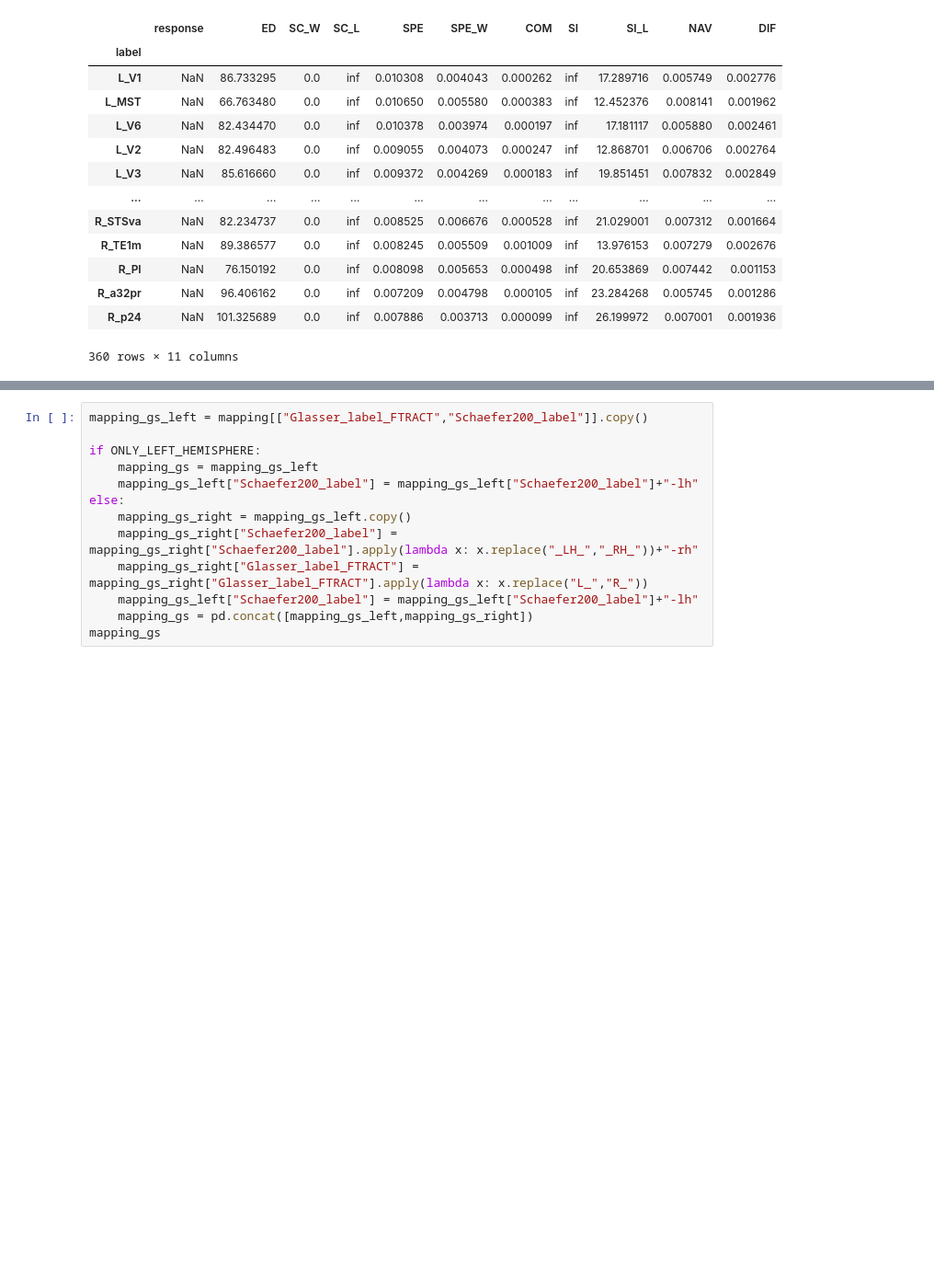
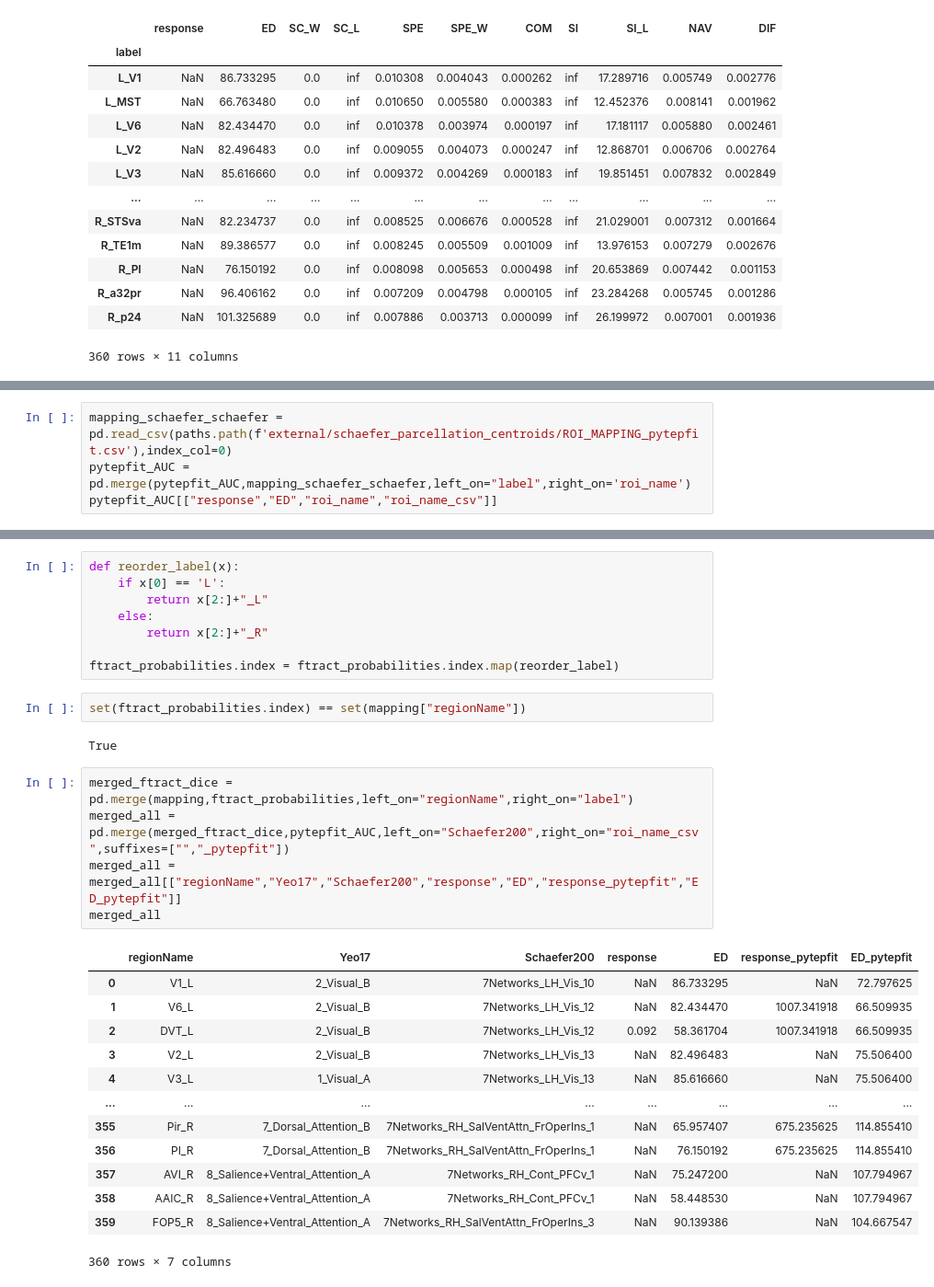
Before and after one commit to Katterrina/fimuni_thesis, a Jupyter notebook: notebooks/compare_f-tract_pytepfit/compare_DICE.ipynb, the cells around one changed output, grey strips where cells are left out. Shown: that part at 92% size. Cells and saved outputs as stored; diff of their text form; blank space fills up the shorter version.

```diff
--- a/notebooks/compare_f-tract_pytepfit/compare_DICE.ipynb
+++ b/notebooks/compare_f-tract_pytepfit/compare_DICE.ipynb
@@ -77,0 +61,4 @@ pytepfit_AUC
+# %%
+mapping_schaefer_schaefer = pd.read_csv(paths.path(f'external/schaefer_parcellation_centroids/ROI_MAPPING_pytepfit.csv'),index_col=0)
+pytepfit_AUC = pd.merge(pytepfit_AUC,mapping_schaefer_schaefer,left_on="label",right_on='roi_name')
+pytepfit_AUC[["response","ED","roi_name","roi_name_csv"]]
@@ -96,13 +97,31 @@ mapping
-# %%
-mapping_gs_left = mapping[["Glasser_label_FTRACT","Schaefer200_label"]].copy()
-
-if ONLY_LEFT_HEMISPHERE:
-    mapping_gs = mapping_gs_left
-    mapping_gs_left["Schaefer200_label"] = mapping_gs_left["Schaefer200_label"]+"-lh"
-else:
-    mapping_gs_right = mapping_gs_left.copy()
-    mapping_gs_right["Schaefer200_label"] = mapping_gs_right["Schaefer200_label"].apply(lambda x: x.replace("_LH_","_RH_"))+"-rh"
-    mapping_gs_right["Glasser_label_FTRACT"] = mapping_gs_right["Glasser_label_FTRACT"].apply(lambda x: x.replace("L_","R_"))
-    mapping_gs_left["Schaefer200_label"] = mapping_gs_left["Schaefer200_label"]+"-lh"
-    mapping_gs = pd.concat([mapping_gs_left,mapping_gs_right])
-mapping_gs
+# %%
+def reorder_label(x):
+    if x[0] == 'L':
+        return x[2:]+"_L"
+    else:
+        return x[2:]+"_R"
+
+ftract_probabilities.index = ftract_probabilities.index.map(reorder_label)
+# %%
+set(ftract_probabilities.index) == set(mapping["regionName"])
+# %% [output]
+True
+# %%
+merged_ftract_dice = pd.merge(mapping,ftract_probabilities,left_on="regionName",right_on="label")
+merged_all = pd.merge(merged_ftract_dice,pytepfit_AUC,left_on="Schaefer200",right_on="roi_name_csv",suffixes=["","_pytepfit"])
+merged_all = merged_all[["regionName","Yeo17","Schaefer200","response","ED","response_pytepfit","ED_pytepfit"]]
+merged_all
+# %% [output]
+|  | regionName | Yeo17 | Schaefer200 | response | ED | response_pytepfit | ED_pytepfit |
+| 0 | V1_L | 2_Visual_B | 7Networks_LH_Vis_10 | NaN | 86.733295 | NaN | 72.797625 |
+| 1 | V6_L | 2_Visual_B | 7Networks_LH_Vis_12 | NaN | 82.434470 | 1007.341918 | 66.509935 |
+| 2 | DVT_L | 2_Visual_B | 7Networks_LH_Vis_12 | 0.092 | 58.361704 | 1007.341918 | 66.509935 |
+| 3 | V2_L | 2_Visual_B | 7Networks_LH_Vis_13 | NaN | 82.496483 | NaN | 75.506400 |
+| 4 | V3_L | 1_Visual_A | 7Networks_LH_Vis_13 | NaN | 85.616660 | NaN | 75.506400 |
+| ... | ... | ... | ... | ... | ... | ... | ... |
+| 355 | Pir_R | 7_Dorsal_Attention_B | 7Networks_RH_SalVentAttn_FrOperIns_1 | NaN | 65.957407 | 675.235625 | 114.855410 |
+| 356 | PI_R | 7_Dorsal_Attention_B | 7Networks_RH_SalVentAttn_FrOperIns_1 | NaN | 76.150192 | 675.235625 | 114.855410 |
+| 357 | AVI_R | 8_Salience+Ventral_Attention_A | 7Networks_RH_Cont_PFCv_1 | NaN | 75.247200 | NaN | 107.794967 |
+| 358 | AAIC_R | 8_Salience+Ventral_Attention_A | 7Networks_RH_Cont_PFCv_1 | NaN | 58.448530 | NaN | 107.794967 |
+| 359 | FOP5_R | 8_Salience+Ventral_Attention_A | 7Networks_RH_SalVentAttn_FrOperIns_3 | NaN | 90.139386 | NaN | 104.667547 |
+360 rows × 7 columns
```
Also changed, not shown: parts of 5 cells of this notebook, 2 other files.
